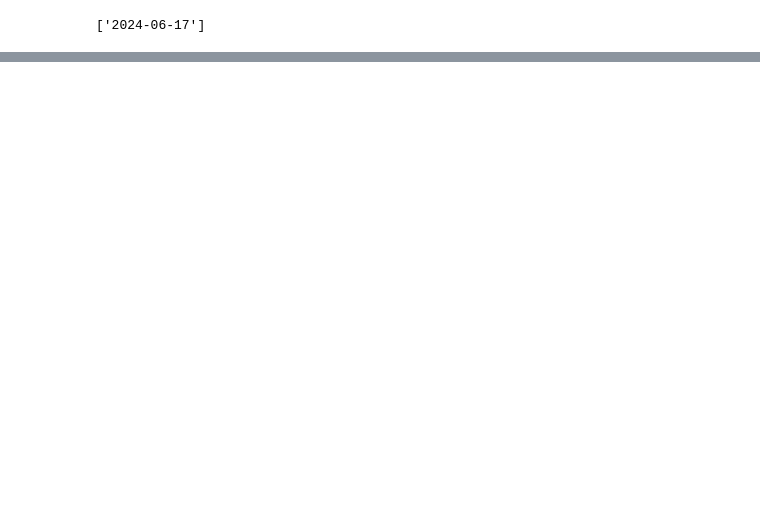
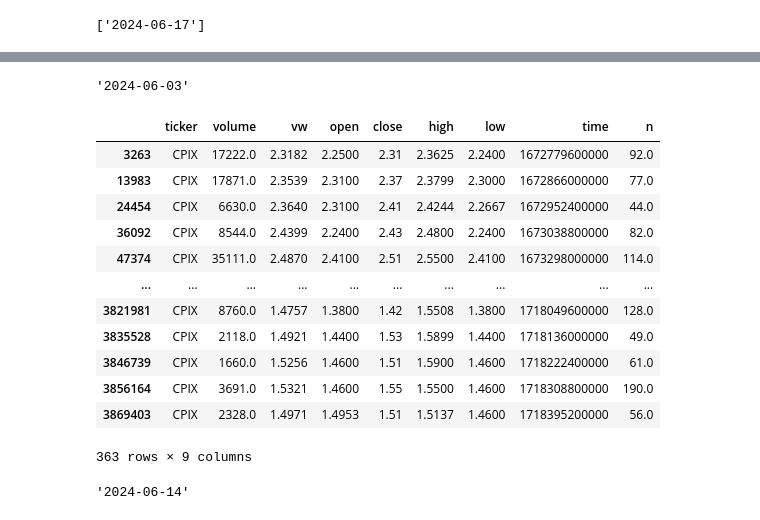
Before and after one commit to j-huic/stonks, a Jupyter notebook: dbstuff.ipynb, the cells around one changed output, grey strips where cells are left out. Drawn from its saved outputs; the diff is of its cells as text; code cells hidden in the pictures; blank space fills up the shorter version.

```diff
--- a/dbstuff.ipynb
+++ b/dbstuff.ipynb
@@ -80,0 +137,2 @@ missingdates(dates, get_trading_days(from_date=min(dates)))
+# %%
+test = pd.read_sql_query('SELECT * FROM test', conn)
@@ -80,0 +251,4 @@ missingdates(dates, get_trading_days(from_date=min(dates)))
+# %%
+date_from_timestamp(1717444800000)
+# %% [output]
+'2024-06-03'
@@ -80,0 +257,20 @@ missingdates(dates, get_trading_days(from_date=min(dates)))
+# %%
+test[test.ticker=='CPIX']
+# %% [output]
+|  | ticker | volume | vw | open | close | high | low | time | n |
+| 3263 | CPIX | 17222.0 | 2.3182 | 2.2500 | 2.31 | 2.3625 | 2.2400 | 1672779600000 | 92.0 |
+| 13983 | CPIX | 17871.0 | 2.3539 | 2.3100 | 2.37 | 2.3799 | 2.3000 | 1672866000000 | 77.0 |
+| 24454 | CPIX | 6630.0 | 2.3640 | 2.3100 | 2.41 | 2.4244 | 2.2667 | 1672952400000 | 44.0 |
+| 36092 | CPIX | 8544.0 | 2.4399 | 2.2400 | 2.43 | 2.4800 | 2.2400 | 1673038800000 | 82.0 |
+| 47374 | CPIX | 35111.0 | 2.4870 | 2.4100 | 2.51 | 2.5500 | 2.4100 | 1673298000000 | 114.0 |
+| ... | ... | ... | ... | ... | ... | ... | ... | ... | ... |
+| 3821981 | CPIX | 8760.0 | 1.4757 | 1.3800 | 1.42 | 1.5508 | 1.3800 | 1718049600000 | 128.0 |
+| 3835528 | CPIX | 2118.0 | 1.4921 | 1.4400 | 1.53 | 1.5899 | 1.4400 | 1718136000000 | 49.0 |
+| 3846739 | CPIX | 1660.0 | 1.5256 | 1.4600 | 1.51 | 1.5900 | 1.4600 | 1718222400000 | 61.0 |
+| 3856164 | CPIX | 3691.0 | 1.5321 | 1.4600 | 1.55 | 1.5500 | 1.4600 | 1718308800000 | 190.0 |
+| 3869403 | CPIX | 2328.0 | 1.4971 | 1.4953 | 1.51 | 1.5137 | 1.4600 | 1718395200000 | 56.0 |
+363 rows × 9 columns
+# %%
+date_from_timestamp(1718395200000)
+# %% [output]
+'2024-06-14'
```
Also changed, not shown: parts of 52 cells of this notebook, 2 other files.
